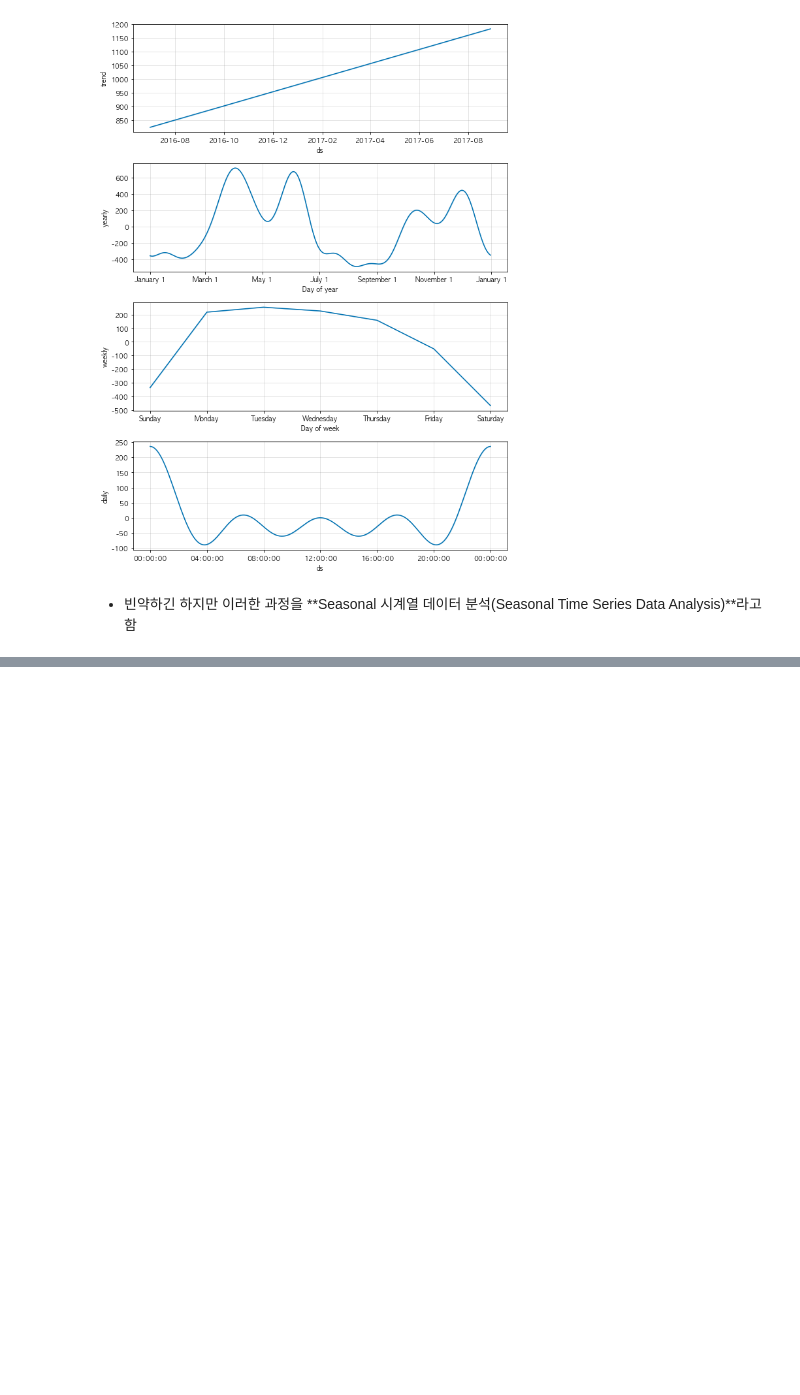
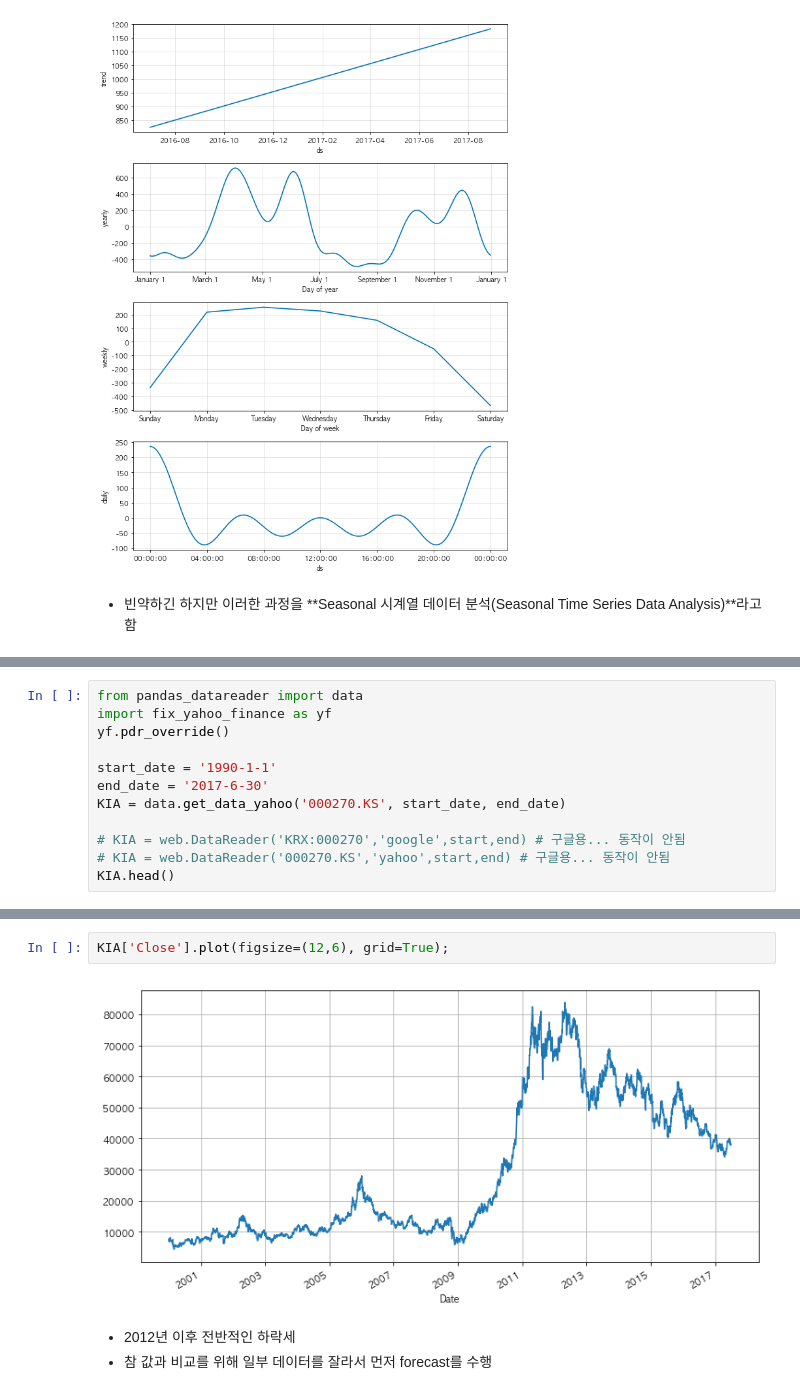
Before and after one commit to KimDoKy/DataScience, a Jupyter notebook: source_code/chap7. Time Series Data Handle.ipynb, the cells around one changed output, grey strips where cells are left out. Cells and saved outputs as stored; diff of their text form; blank space fills up the shorter version.

```diff
--- a/source_code/chap7. Time Series Data Handle.ipynb
+++ b/source_code/chap7. Time Series Data Handle.ipynb
@@ -169,0 +180,12 @@ m.plot_components(forecast);
+# %%
+from pandas_datareader import data
+import fix_yahoo_finance as yf
+yf.pdr_override()
+
+start_date = '1990-1-1'
+end_date = '2017-6-30'
+KIA = data.get_data_yahoo('000270.KS', start_date, end_date)
+
+# KIA = web.DataReader('KRX:000270','google',start,end) # 구글용... 동작이 안됨
+# KIA = web.DataReader('000270.KS','yahoo',start,end) # 구글용... 동작이 안됨
+KIA.head()
@@ -169,0 +201,7 @@ m.plot_components(forecast);
+# %%
+KIA['Close'].plot(figsize=(12,6), grid=True);
+# %% [output]
+[figure, added]
+# %% [markdown]
+- 2012년 이후 전반적인 하락세
+- 참 값과 비교를 위해 일부 데이터를 잘라서 먼저 forecast를 수행
```
Also changed, not shown: parts of 27 cells of this notebook.
